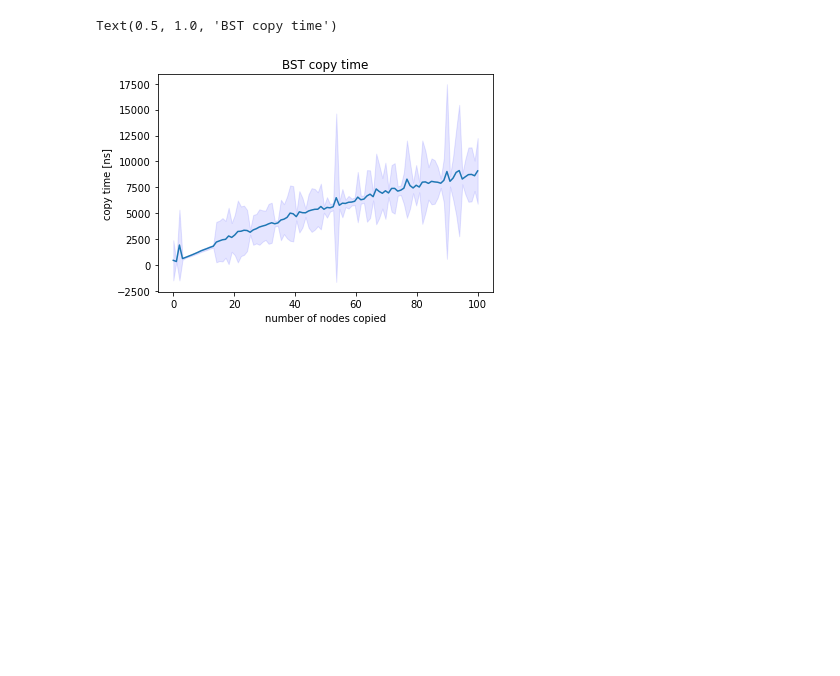
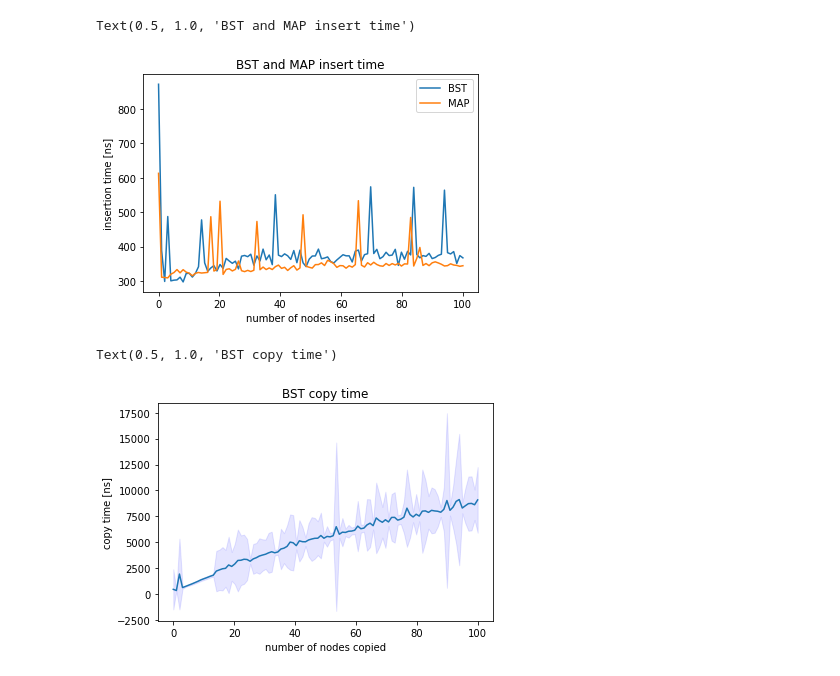
Before and after one commit to Andrecik/BinarySearchTree, a Jupyter notebook: benchgraph.ipynb, the cells around one changed output. Cells and saved outputs as stored; diff of their text form; code cells hidden in the pictures; blank space fills up the shorter version.

Commit message:
more plots

```diff
--- a/benchgraph.ipynb
+++ b/benchgraph.ipynb
@@ -135,3 +134,16 @@ Text(0.5, 1.0, 'MAP insert time')
+# %%
+# INSERT MAP
+x = np.linspace(0, number_of_nodes, number_of_nodes)
+fig, ax = plt.subplots()
+ax.plot(x, insert_BST_mean)
+ax.plot(x, insert_map_mean)
+ax.legend(["BST","MAP" ])
+ax.set_xlabel('number of nodes inserted')
+ax.set_ylabel('insertion time [ns]')
+ax.set_title("BST and MAP insert time")
+# %% [output]
+Text(0.5, 1.0, 'BST and MAP insert time')
+[figure, added]
 # %%
 
 # COPY BST
```
Also changed, not shown: parts of 7 cells of this notebook, 1 other file.
